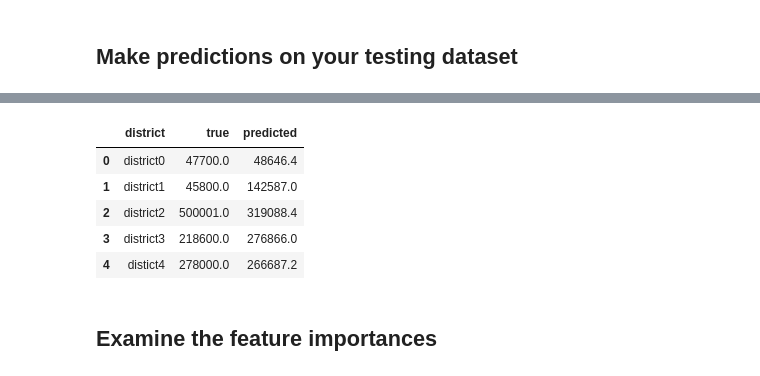
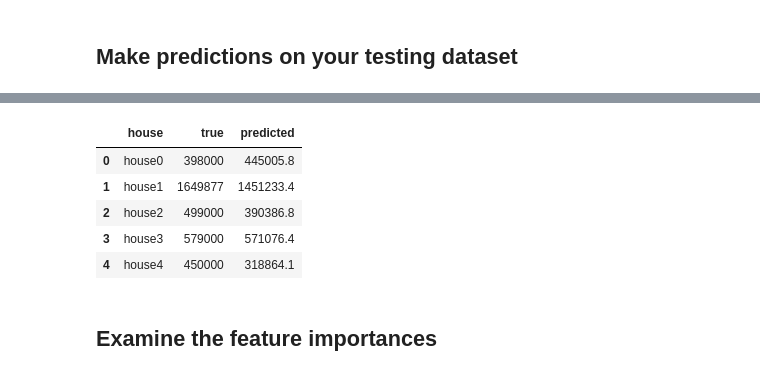
Before and after one commit to ksebastian/data-science-regression, a Jupyter notebook: analysis/sf_bay_area_analysis.ipynb, the cells around one changed output, grey strips where cells are left out. Saved outputs shown, nothing was run; the diff lists cells and outputs as text; code cells hidden in the pictures.

```diff
--- a/analysis/sf_bay_area_analysis.ipynb
+++ b/analysis/sf_bay_area_analysis.ipynb
@@ -76,6 +59,3 @@ housing["pop_per_household"]=housing["population"]/housing["households"]
-# %%
-# Create dummy variables for ocean proximity
-housing=pd.get_dummies(housing, columns = ['ocean_proximity'], prefix='', prefix_sep='')
 # %%
 # what are the variables?
 housing.columns
@@ -94,5 +72,6 @@ Geron actually shows multiple options here (such as imputing the median) but we'
 # %%
 # sklearn cannot handle missing data.
 print(housing.isnull().sum())
-housing.dropna(axis=1, inplace=True)
+# - Looks like there is no missing data
+#housing.dropna(axis=1, inplace=True)
 # %% [output]
@@ -135,5 +111,5 @@ Note: Geron includes `median_house_value` in his scaling, but I do not. It's not
 # %%
 # For the purpose of scaling, make a list of only the numeric columns
-numeric_cols=housing.columns.drop(['median_house_value'])
+numeric_cols=housing.columns.drop(['Price difference', 'Address', 'City', 'State', 'Zip', 'Price'])
 print(numeric_cols)
 # %% [output]
@@ -195,8 +167,8 @@ housing.sample(5)
 A better option is to split your data into two sets: the training set and the test set. As these names imply, you train your model using the training set, and you test it using the test set. The error rate on new cases is called the generalization error (or out-of- sample error), and by evaluating your model on the test set, you get an estimate of this error. This value tells you how well your model will perform on instances it has never seen before."  -- Geron, pg. 31
 # %%
 # First, split your data into features (X) and labels (y).
-y = housing["median_house_value"].copy()
-X = housing.drop(["median_house_value", "<1H OCEAN"], axis=1)
+y = housing["Price"].copy()
+X = housing.drop(["Price", "Address", "City", "State", "Zip", "Price difference"], axis=1)
 # Compare their shapes.
 print(y.shape)
 print(X.shape)
@@ -335,14 +297,14 @@ predicted values: [48646.4, 142587.0, 319088.4, 276866.0, 266687.2]
 # %%
 # How do we intepret those results?
-first_5=['district0', 'district1', 'district2', 'district3', 'distict4']
-pd.DataFrame(list(zip(first_5, true_5, pred_5)), columns=['district', 'true', 'predicted'])
+first_5=['house0', 'house1', 'house2', 'house3', 'house4']
+pd.DataFrame(list(zip(first_5, true_5, pred_5)), columns=['house', 'true', 'predicted'])
 # %% [output]
-|  | district | true | predicted |
-| 0 | district0 | 47700.0 | 48646.4 |
-| 1 | district1 | 45800.0 | 142587.0 |
-| 2 | district2 | 500001.0 | 319088.4 |
-| 3 | district3 | 218600.0 | 276866.0 |
-| 4 | distict4 | 278000.0 | 266687.2 |
+|  | house | true | predicted |
+| 0 | house0 | 398000 | 445005.8 |
+| 1 | house1 | 1649877 | 1451233.4 |
+| 2 | house2 | 499000 | 390386.8 |
+| 3 | house3 | 579000 | 571076.4 |
+| 4 | house4 | 450000 | 318864.1 |
 # %% [markdown]
 ## Examine the feature importances
 # %%
```
Also changed, not shown: parts of 33 cells of this notebook.
